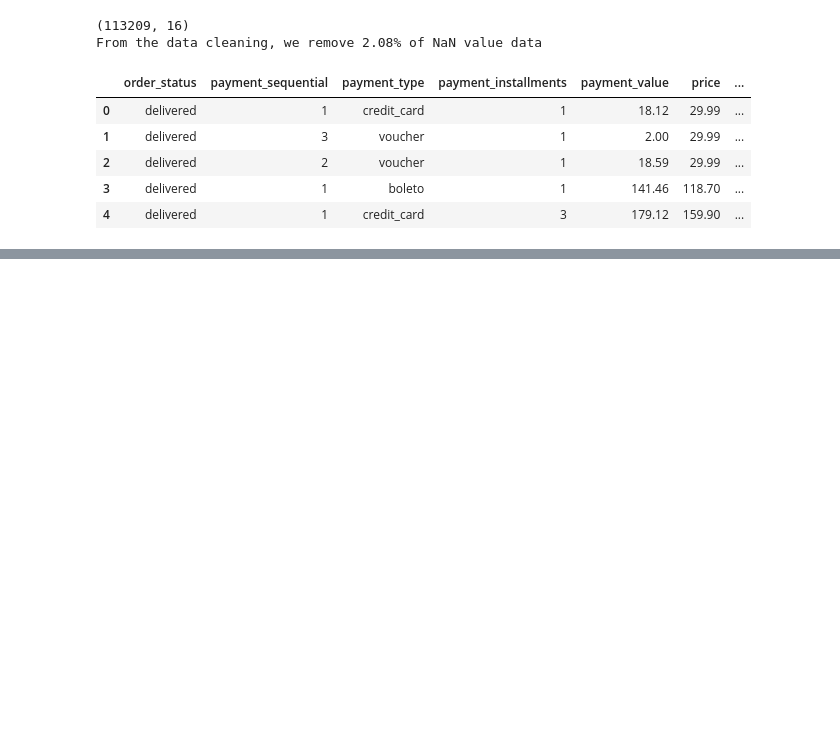
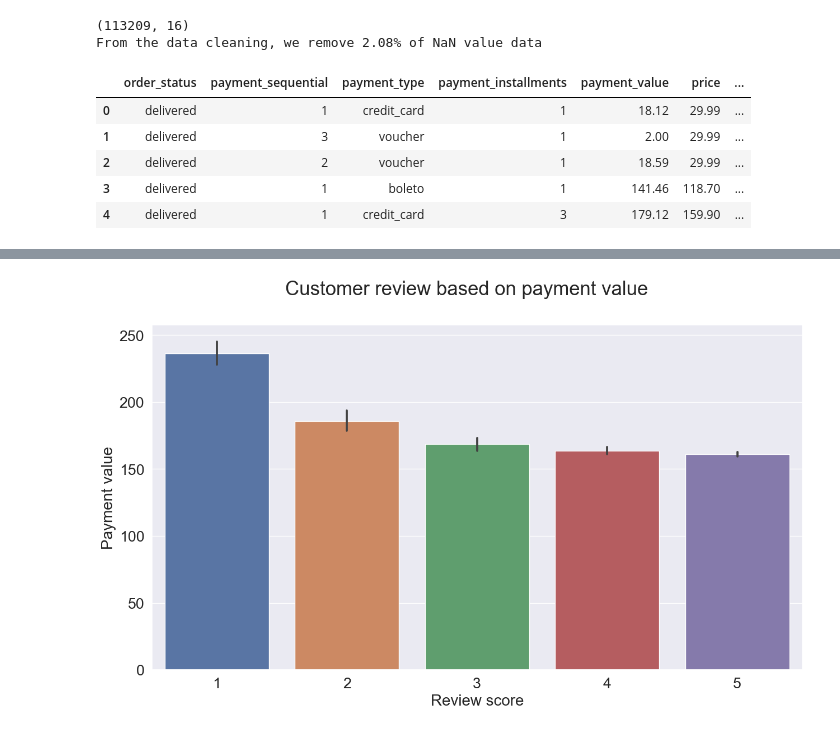
Before and after one commit to Dcoder-Nikhil/PORDIGY_DS_TASK03, a Jupyter notebook: decision_tree.ipynb, the cells around one changed output, grey strips where cells are left out. Cells and saved outputs as stored; diff of their text form; code cells hidden in the pictures; blank space fills up the shorter version.

```diff
--- a/decision_tree.ipynb
+++ b/decision_tree.ipynb
@@ -237,0 +277,19 @@ df_ecommerce.head()
+# %%
+#Set the bar chart
+fig = plt.figure(figsize = (15,8))
+ax = plt.axes()
+sns.barplot(x = "review_score", y = "payment_value",
+               data = df_ecommerce,
+               ax = ax)
+sns.set(font_scale = 1.75)
+
+#Set the label name
+ax.set_xlabel('Review score', fontsize = 20)
+ax.set_ylabel('Payment value', fontsize = 20)
+
+#Set the Suptitle
+fig.suptitle("Customer review based on payment value", fontsize = 25)
+
+plt.show()
+# %% [output]
+[figure, added]
```
Also changed, not shown: parts of 30 cells of this notebook.
